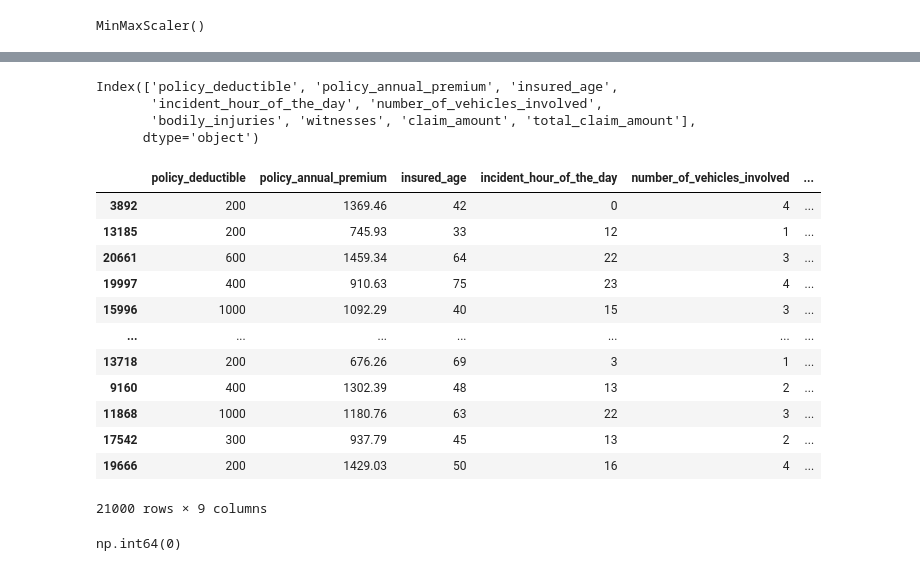
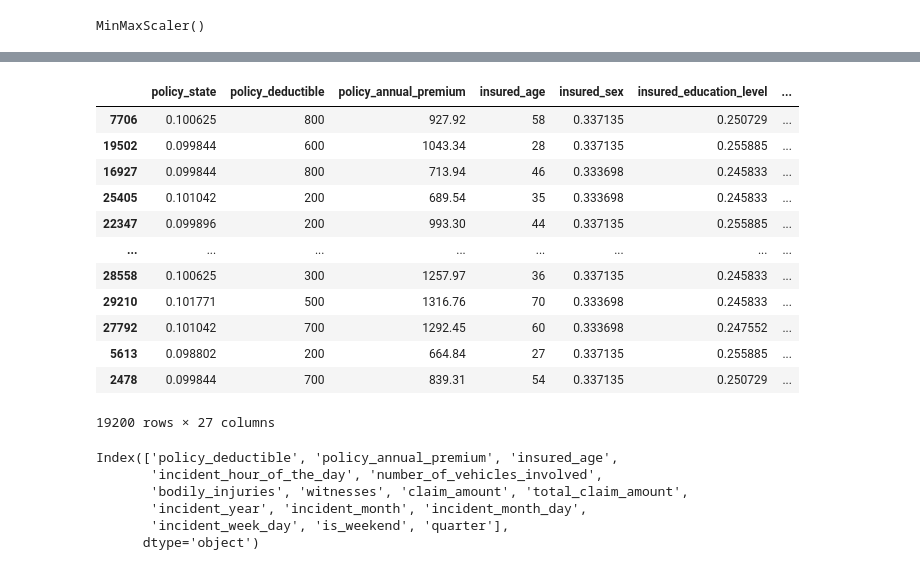
Before and after one commit to Salma-M-H/Car_Fraud_Insurance_Detection, a Jupyter notebook: car_insurance_fraud_detection.ipynb, the cells around one changed output, grey strips where cells are left out. Saved outputs shown, nothing was run; the diff lists cells and outputs as text; code cells hidden in the pictures.

Commit message:
Models Training and evaluation

```diff
--- a/car_insurance_fraud_detection.ipynb
+++ b/car_insurance_fraud_detection.ipynb
@@ -410,8 +424,8 @@ Ambulance        5158
 Name: count, dtype: int64
 # %%
-cols = x_train.select_dtypes(include='object')
-cols = cols.columns.to_list()
-cols
+object_cols = x_train.select_dtypes(include='object').drop(['police_report_available','is_overclaimed'], axis=1)
+object_cols = object_cols.columns.to_list()
+object_cols
 # %% [output]
 ['policy_state',
  'insured_sex',
@@ -450,11 +440,4 @@ ________________________________________
 # %%
-frequency_cols = ['policy_state', 'insured_sex', 'insured_education_level', 'insured_occupation', 'insured_hobbies', 'incident_type', 'collision_type',
-        'incident_severity', 'authorities_contacted', 'incident_state']
-
-for col in frequency_cols:
-    freq_map = x_train[col].value_counts(normalize=True)
-    x_train[col] = x_train[col].map(freq_map)
-    x_test[col] = x_test[col].map(freq_map)
-
-x_train
+frequency_encoder = ce.CountEncoder(cols=object_cols, normalize=True)
+frequency_encoder.fit(x_train)
 # %% [output]
@@ -473,0 +449,5 @@ x_train
+# %%
+x_train = frequency_encoder.transform(x_train)
+x_test = frequency_encoder.transform(x_test)
+
+x_train
@@ -474,5 +468,5 @@ x_train
 # %%
-OneHot_encoder_cols = ['police_report_available', 'is_overclaimed']
+OneHot_encoder_cols = ['police_report_available', 'is_overclaimed', 'is_weekend']
 encoder = OneHotEncoder(sparse_output=False, drop='first').set_output(transform='pandas')
 encoder.fit(x_train[OneHot_encoder_cols])
 # %% [output]
@@ -529,24 +522,27 @@ array(['policy_deductible', 'policy_annual_premium', 'insured_age',
-# %%
-numerical_columns.columns
-# %% [output]
-Index(['policy_deductible', 'policy_annual_premium', 'insured_age',
-       'incident_hour_of_the_day', 'number_of_vehicles_involved',
-       'bodily_injuries', 'witnesses', 'claim_amount', 'total_claim_amount'],
-      dtype='object')
 # %%
-x_train[numerical_columns.columns]
+x_train
 # %% [output]
-|  | policy_deductible | policy_annual_premium | insured_age | incident_hour_of_the_day | number_of_vehicles_involved | ... |
-| 3892 | 200 | 1369.46 | 42 | 0 | 4 | ... |
-| 13185 | 200 | 745.93 | 33 | 12 | 1 | ... |
-| 20661 | 600 | 1459.34 | 64 | 22 | 3 | ... |
-| 19997 | 400 | 910.63 | 75 | 23 | 4 | ... |
-| 15996 | 1000 | 1092.29 | 40 | 15 | 3 | ... |
-| ... | ... | ... | ... | ... | ... | ... |
-| 13718 | 200 | 676.26 | 69 | 3 | 1 | ... |
-| 9160 | 400 | 1302.39 | 48 | 13 | 2 | ... |
-| 11868 | 1000 | 1180.76 | 63 | 22 | 3 | ... |
-| 17542 | 300 | 937.79 | 45 | 13 | 2 | ... |
-| 19666 | 200 | 1429.03 | 50 | 16 | 4 | ... |
+|  | policy_state | policy_deductible | policy_annual_premium | insured_age | insured_sex | insured_education_level | ... |
+| 7706 | 0.100625 | 800 | 927.92 | 58 | 0.337135 | 0.250729 | ... |
+| 19502 | 0.099844 | 600 | 1043.34 | 28 | 0.337135 | 0.255885 | ... |
+| 16927 | 0.099844 | 800 | 713.94 | 46 | 0.333698 | 0.245833 | ... |
+| 25405 | 0.101042 | 200 | 689.54 | 35 | 0.333698 | 0.245833 | ... |
+| 22347 | 0.099896 | 200 | 993.30 | 44 | 0.337135 | 0.255885 | ... |
+| ... | ... | ... | ... | ... | ... | ... | ... |
+| 28558 | 0.100625 | 300 | 1257.97 | 36 | 0.337135 | 0.245833 | ... |
+| 29210 | 0.101771 | 500 | 1316.76 | 70 | 0.333698 | 0.245833 | ... |
+| 27792 | 0.101042 | 700 | 1292.45 | 60 | 0.333698 | 0.247552 | ... |
+| 5613 | 0.098802 | 200 | 664.84 | 27 | 0.337135 | 0.255885 | ... |
+| 2478 | 0.099844 | 700 | 839.31 | 54 | 0.337135 | 0.250729 | ... |
-21000 rows × 9 columns
+19200 rows × 27 columns
+# %%
+columns = numerical_columns.columns
+columns
+# %% [output]
+Index(['policy_deductible', 'policy_annual_premium', 'insured_age',
+       'incident_hour_of_the_day', 'number_of_vehicles_involved',
+       'bodily_injuries', 'witnesses', 'claim_amount', 'total_claim_amount',
+       'incident_year', 'incident_month', 'incident_month_day',
+       'incident_week_day', 'is_weekend', 'quarter'],
+      dtype='object')
 # %%
@@ -559,5 +555 @@ x_test[numerical_columns.columns] = scaler.transform(
 )
-# %%
-x_train.isna().sum().sum()
-# %% [output]
-np.int64(0)
```
Also changed, not shown: parts of 39 cells of this notebook, 1 other file.
